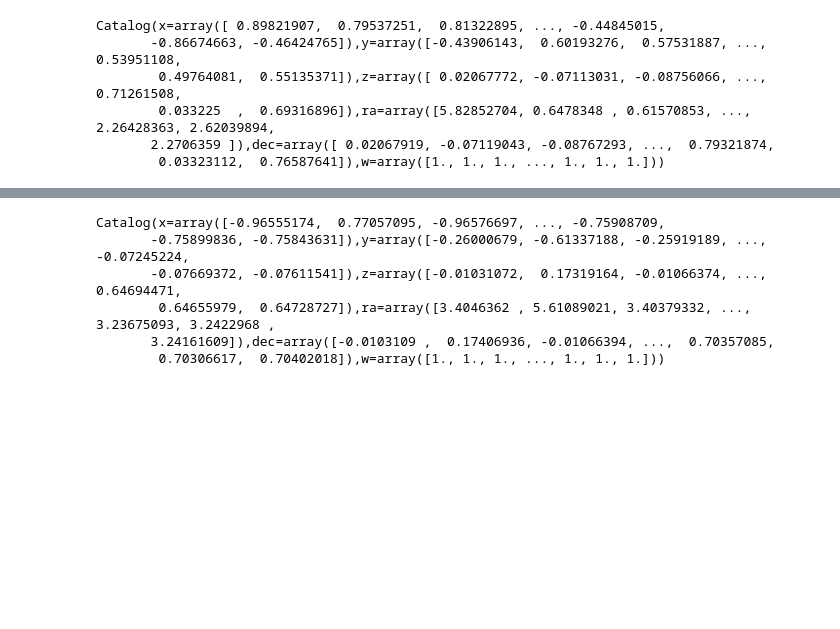
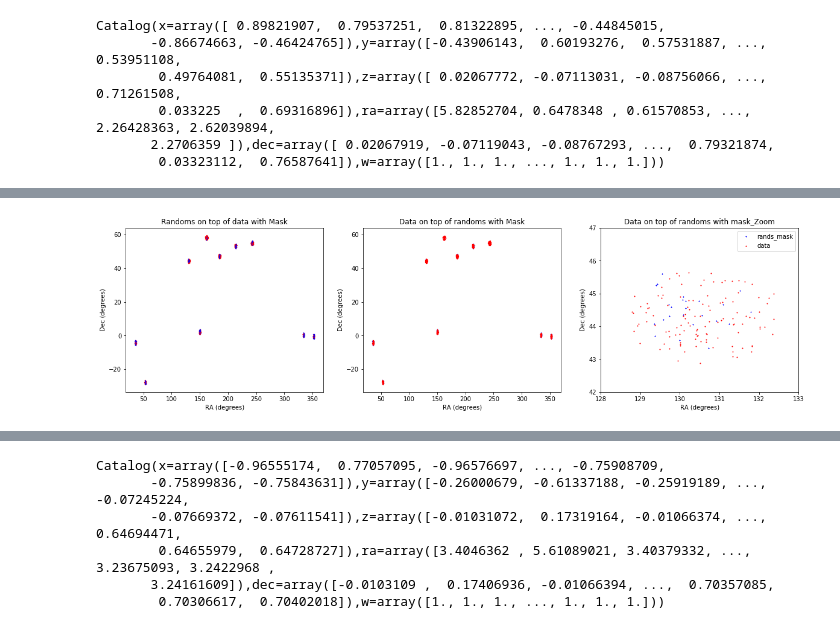
Before and after one commit to MTabbutt/Cosmology, a Jupyter notebook: SNe CrossCorrelations/PanSTARRS and CMASS _ Correlations.ipynb, the cells around one changed output, grey strips where cells are left out. Drawn from its saved outputs; the diff is of its cells as text; code cells hidden in the pictures; blank space fills up the shorter version.

```diff
--- a/SNe CrossCorrelations/PanSTARRS and CMASS _ Correlations.ipynb
+++ b/SNe CrossCorrelations/PanSTARRS and CMASS _ Correlations.ipynb
@@ -101,0 +220,29 @@ Catalog(x=array([ 0.89821907,  0.79537251,  0.81322895, ..., -0.44845015,
+# %%
+f2, (ax1b, ax2b, ax3b) = plt.subplots(1, 3, figsize=(20,5))
+
+ax1b.scatter(catPanSTARRS.ra * 180/numpy.pi, catPanSTARRS.dec * 180/numpy.pi, color='red', s=0.1, marker='x')
+ax1b.scatter(maskRA, maskDEC, color='blue', s=0.1)
+ax1b.set_xlabel('RA (degrees)')
+ax1b.set_ylabel('Dec (degrees)')
+ax1b.set_title('Randoms on top of data with Mask')
+
+# Repeat in the opposite order
+ax2b.scatter(maskRA, maskDEC, color='blue', s=0.1)
+ax2b.scatter(catPanSTARRS.ra * 180/numpy.pi, catPanSTARRS.dec * 180/numpy.pi, color='red', s=0.1, marker='x')
+ax2b.set_xlabel('RA (degrees)')
+ax2b.set_ylabel('Dec (degrees)')
+ax2b.set_title('Data on top of randoms with Mask')
+
+# Zoom to look at coverage of randoms and reals
+ax3b.scatter(maskRA, maskDEC, color='blue', s=1, marker='x', label='rands_mask')
+ax3b.scatter(catPanSTARRS.ra * 180/numpy.pi, catPanSTARRS.dec * 180/numpy.pi, color='red', s=1, label='data')
+ax3b.set_xlabel('RA (degrees)')
+ax3b.set_ylabel('Dec (degrees)')
+ax3b.set_title('Data on top of randoms with mask_Zoom')
+ax3b.legend(loc = "upper right")
+ax3b.set_xlim(128, 133)
+ax3b.set_ylim(42, 47)
+
+plt.show()
+# %% [output]
+[figure, added]
```
Also changed, not shown: parts of 40 cells of this notebook, 1 other file.
